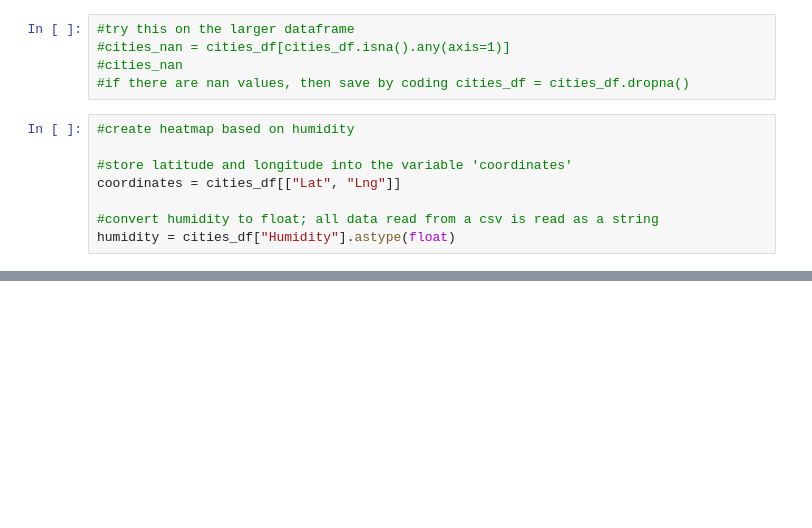
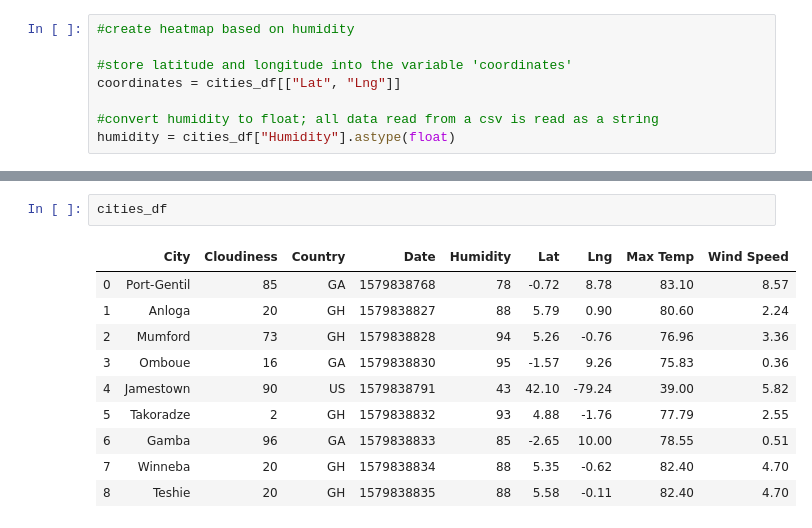
Before and after one commit to VallieTracy/Global-Weather-Analysis, a Jupyter notebook: WeatherPy/VacationPy.ipynb, the cells around one changed output, grey strips where cells are left out. Saved outputs shown, nothing was run; the diff lists cells and outputs as text; blank space fills up the shorter version.

```diff
--- a/WeatherPy/VacationPy.ipynb
+++ b/WeatherPy/VacationPy.ipynb
@@ -34,8 +35,3 @@ cities_df
-# %%
-#try this on the larger dataframe
-#cities_nan = cities_df[cities_df.isna().any(axis=1)]
-#cities_nan
-#if there are nan values, then save by coding cities_df = cities_df.dropna()
 # %%
 #create heatmap based on humidity
 
@@ -60,4 +56,17 @@ fig.add_layer(heat_layer)
 fig
 # %% [output]
 [interactive output not drawn]
+# %%
+cities_df
+# %% [output]
+|  | City | Cloudiness | Country | Date | Humidity | Lat | Lng | Max Temp | Wind Speed |
+| 0 | Port-Gentil | 85 | GA | 1579838768 | 78 | -0.72 | 8.78 | 83.10 | 8.57 |
+| 1 | Anloga | 20 | GH | 1579838827 | 88 | 5.79 | 0.90 | 80.60 | 2.24 |
+| 2 | Mumford | 73 | GH | 1579838828 | 94 | 5.26 | -0.76 | 76.96 | 3.36 |
+| 3 | Omboue | 16 | GA | 1579838830 | 95 | -1.57 | 9.26 | 75.83 | 0.36 |
+| 4 | Jamestown | 90 | US | 1579838791 | 43 | 42.10 | -79.24 | 39.00 | 5.82 |
+| 5 | Takoradze | 2 | GH | 1579838832 | 93 | 4.88 | -1.76 | 77.79 | 2.55 |
+| 6 | Gamba | 96 | GA | 1579838833 | 85 | -2.65 | 10.00 | 78.55 | 0.51 |
+| 7 | Winneba | 20 | GH | 1579838834 | 88 | 5.35 | -0.62 | 82.40 | 4.70 |
+| 8 | Teshie | 20 | GH | 1579838835 | 88 | 5.58 | -0.11 | 82.40 | 4.70 |
 # %%
```
Also changed, not shown: parts of 6 cells of this notebook, 7 other files.
